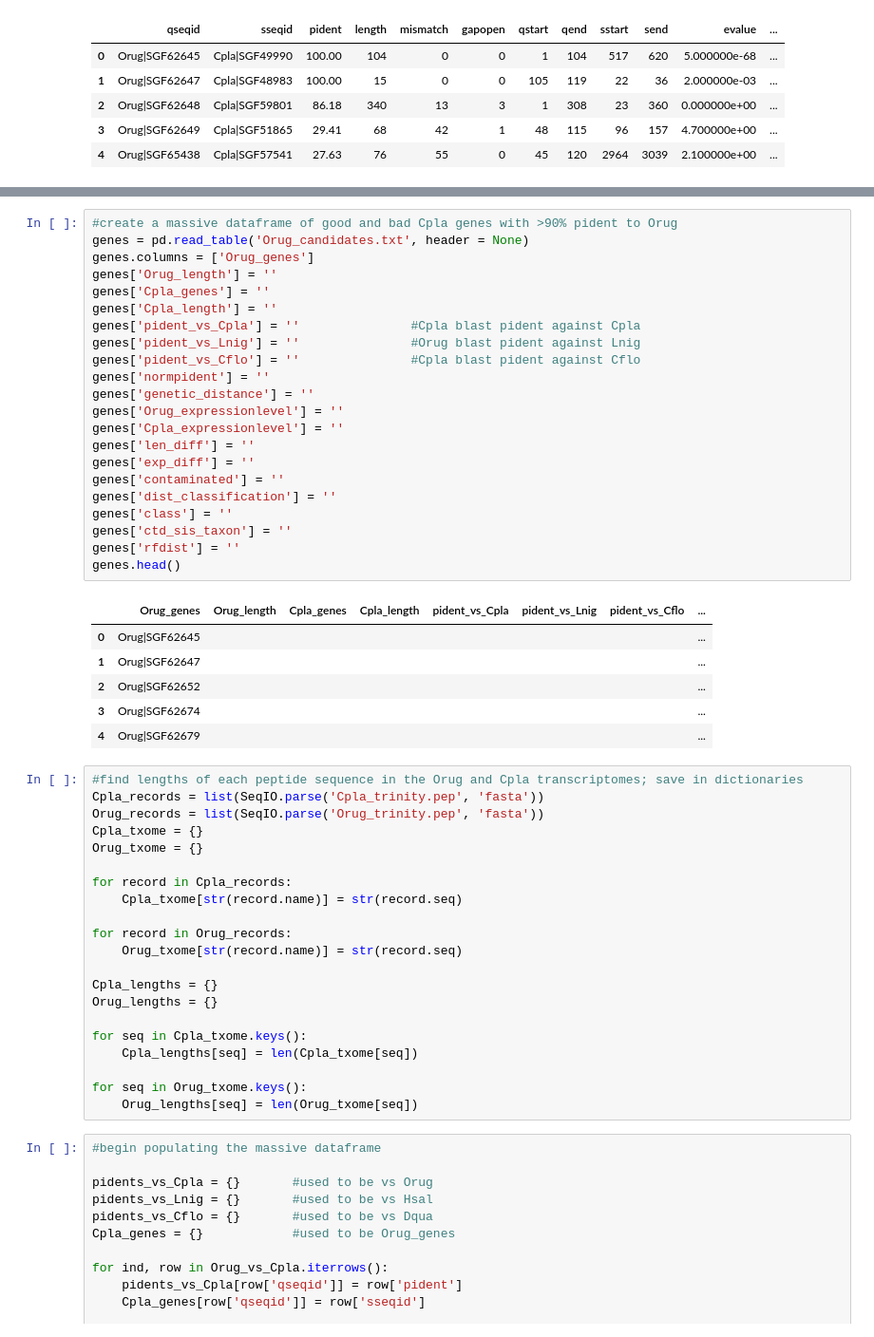
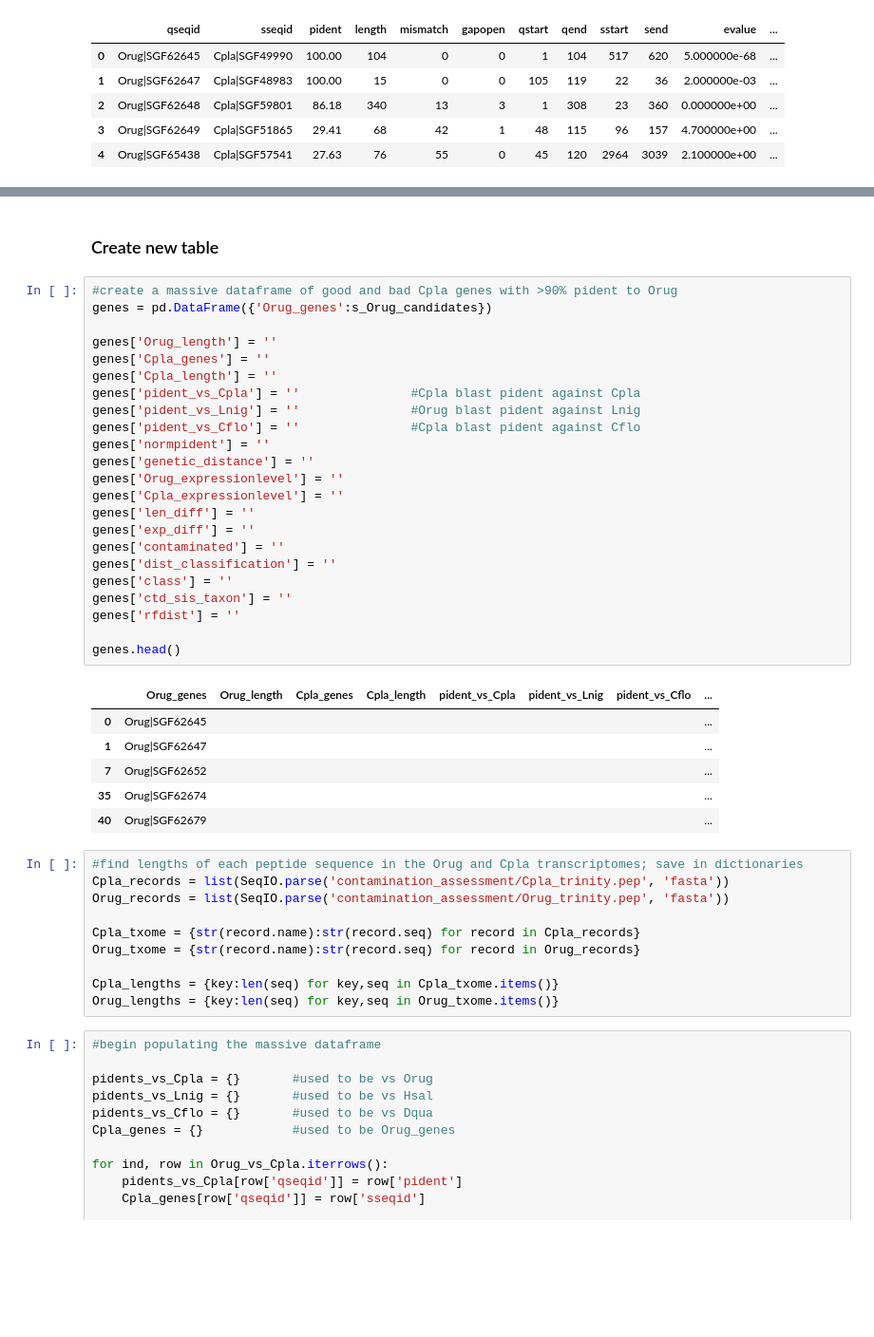
Before and after one commit to Social-Evolution-and-Behavior/insulin_signaling, a Jupyter notebook: Orug_contamination_removal.ipynb, the cells around one changed output, grey strips where cells are left out. Shown: that part at 95% size. Saved outputs shown, nothing was run; the diff lists cells and outputs as text; blank space fills up the shorter version.

Commit message:
updated table merge commands

```diff
--- a/Orug_contamination_removal.ipynb
+++ b/Orug_contamination_removal.ipynb
@@ -515,53 +481,45 @@ Orug_deseq.head()
+# %% [markdown]
+### Create new table
 # %%
 #create a massive dataframe of good and bad Cpla genes with >90% pident to Orug
-genes = pd.read_table('Orug_candidates.txt', header = None)
-genes.columns = ['Orug_genes']
+genes = pd.DataFrame({'Orug_genes':s_Orug_candidates})
+
 genes['Orug_length'] = ''
 genes['Cpla_genes'] = ''
 genes['Cpla_length'] = ''
 genes['pident_vs_Cpla'] = ''               #Cpla blast pident against Cpla
 genes['pident_vs_Lnig'] = ''               #Orug blast pident against Lnig
 genes['pident_vs_Cflo'] = ''               #Cpla blast pident against Cflo
 genes['normpident'] = ''
 genes['genetic_distance'] = ''
 genes['Orug_expressionlevel'] = ''
 genes['Cpla_expressionlevel'] = ''
 genes['len_diff'] = ''
 genes['exp_diff'] = ''
 genes['contaminated'] = ''
 genes['dist_classification'] = ''
 genes['class'] = ''
 genes['ctd_sis_taxon'] = ''
 genes['rfdist'] = ''
+
 genes.head()
 # %% [output]
 |  | Orug_genes | Orug_length | Cpla_genes | Cpla_length | pident_vs_Cpla | pident_vs_Lnig | pident_vs_Cflo | ... |
 | 0 | Orug|SGF62645 |  |  |  |  |  |  | ... |
 | 1 | Orug|SGF62647 |  |  |  |  |  |  | ... |
-| 2 | Orug|SGF62652 |  |  |  |  |  |  | ... |
-| 3 | Orug|SGF62674 |  |  |  |  |  |  | ... |
-| 4 | Orug|SGF62679 |  |  |  |  |  |  | ... |
+| 7 | Orug|SGF62652 |  |  |  |  |  |  | ... |
+| 35 | Orug|SGF62674 |  |  |  |  |  |  | ... |
+| 40 | Orug|SGF62679 |  |  |  |  |  |  | ... |
 # %%
 #find lengths of each peptide sequence in the Orug and Cpla transcriptomes; save in dictionaries
-Cpla_records = list(SeqIO.parse('Cpla_trinity.pep', 'fasta'))
-Orug_records = list(SeqIO.parse('Orug_trinity.pep', 'fasta'))
-Cpla_txome = {}
-Orug_txome = {}
+Cpla_records = list(SeqIO.parse('contamination_assessment/Cpla_trinity.pep', 'fasta'))
+Orug_records = list(SeqIO.parse('contamination_assessment/Orug_trinity.pep', 'fasta'))
 
-for record in Cpla_records:
-    Cpla_txome[str(record.name)] = str(record.seq)
+Cpla_txome = {str(record.name):str(record.seq) for record in Cpla_records}
+Orug_txome = {str(record.name):str(record.seq) for record in Orug_records}
 
-for record in Orug_records:
-    Orug_txome[str(record.name)] = str(record.seq)
-
-Cpla_lengths = {}
-Orug_lengths = {}
-
-for seq in Cpla_txome.keys():
-    Cpla_lengths[seq] = len(Cpla_txome[seq])
-
-for seq in Orug_txome.keys():
-    Orug_lengths[seq] = len(Orug_txome[seq])
+Cpla_lengths = {key:len(seq) for key,seq in Cpla_txome.items()}
+Orug_lengths = {key:len(seq) for key,seq in Orug_txome.items()}
 # %%
 #begin populating the massive dataframe
 
```
Also changed, not shown: parts of 33 cells of this notebook, 2 other files.
